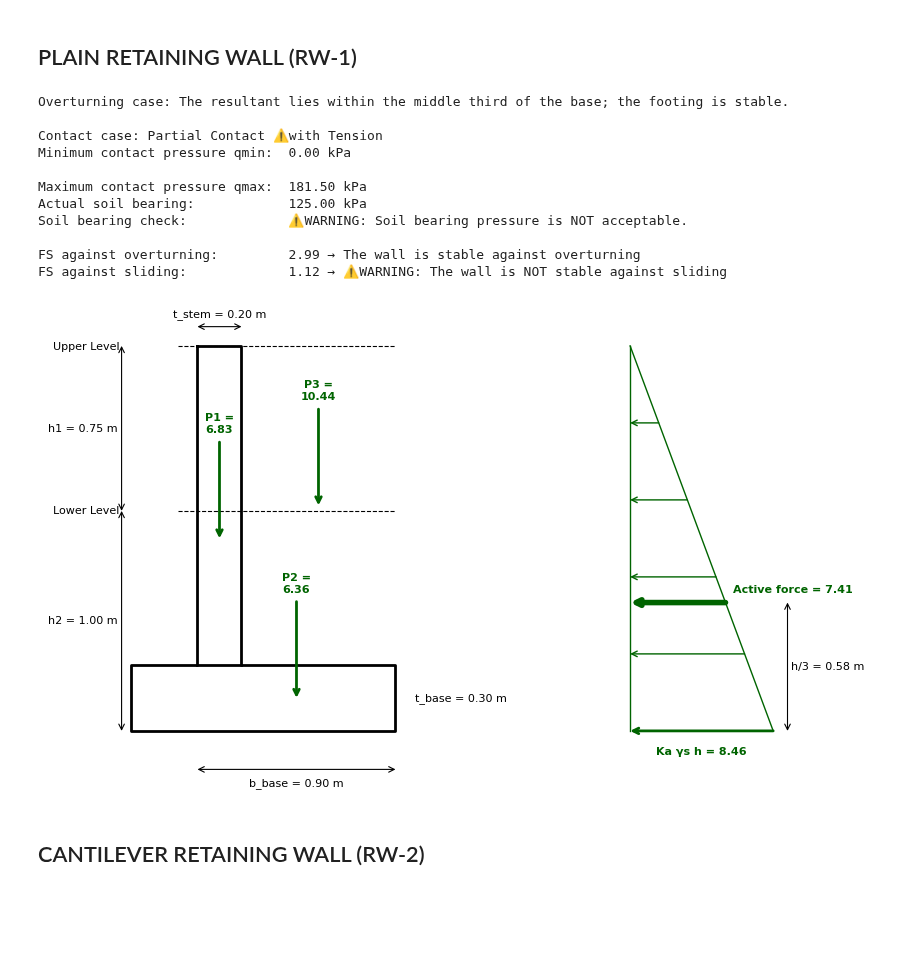
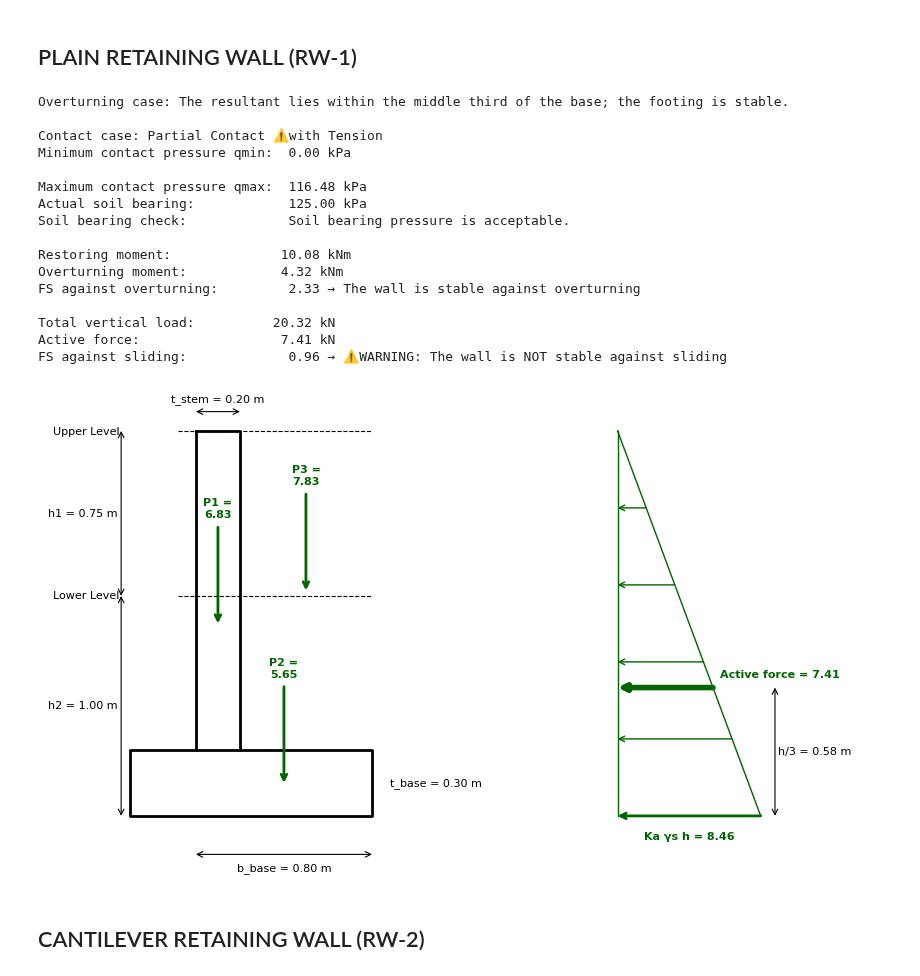
Before and after one commit to albertp16/concretedesignpy, a Jupyter notebook: to develop/Retaining Wall/retaining_wall.ipynb, the cells around one changed output. Cells and saved outputs as stored; diff of their text form; code cells hidden in the pictures; blank space fills up the shorter version.

```diff
--- a/to develop/Retaining Wall/retaining_wall.ipynb
+++ b/to develop/Retaining Wall/retaining_wall.ipynb
@@ -273,43 +273,54 @@ def plain_retaining_wall(soil_unit_weight,soil_friction_angle,soil_concrete_fric
     print(f"Maximum contact pressure qmax:  {max_pressure:.2f} kPa")
     print(f"Actual soil bearing:            {soil_bearing:.2f} kPa")
     print(f"Soil bearing check:             {fs_checking[0]}\n")
-    print(f"FS against overturning:         {fs_overturning:.2f} → {fs_checking[1]}")
+
+    print (f"Restoring moment:              {total_restoring_moment:.2f} kNm")
+    print (f"Overturning moment:            {overturning_moment:.2f} kNm")
+    print(f"FS against overturning:         {fs_overturning:.2f} → {fs_checking[1]}\n")
+
+    print (f"Total vertical load:          {total_vertical_load:.2f} kN")
+    print (f"Active force:                  {active_force:.2f} kN")
     print(f"FS against sliding:             {fs_sliding:.2f} → {fs_checking[2]}")
 
     # --- Plot retaining wall ---
     plot_retaining_wall_and_pressure(h1, h2, t_stem, t_base, b_base,b_toe, p1, p2, p3, active_force, max_horizontal_pressure)
 
 if __name__ == "__main__":
     # Soil and Concrete Data
     soil_unit_weight = 18                    # kN/m^3
     soil_friction_angle = 35.2               # degrees
     soil_concrete_friction_coefficient = 0.35 # https://www.supercivilcd.com/FRICTION.htm
     soil_bearing = 125                       # kPa
     concrete_unit_weight = 23.56             # kN/m^3
 
     # Geometry
     h1 = 0.75        #m
     h2 = 1.0        #m
     t_stem = 0.20    #m 0.07h to 0.12h
     t_base = 0.30    #m 0.07h to 0.1h; min: 0.3
-    b_base = 0.9     #m
+    b_base = 0.8     #m
     b_toe = 0.3     #m b/4 to b/3, lower soil height
     b_heel = b_base - b_toe - t_stem
 
     plain_retaining_wall(soil_unit_weight,soil_friction_angle,soil_concrete_friction_coefficient,soil_bearing,h1, h2,t_stem, t_base,b_base, b_heel,b_toe)
 # %% [output]
 Overturning case: The resultant lies within the middle third of the base; the footing is stable.
 
 Contact case: Partial Contact ⚠️with Tension
 Minimum contact pressure qmin:  0.00 kPa
 
-Maximum contact pressure qmax:  181.50 kPa
+Maximum contact pressure qmax:  116.48 kPa
 Actual soil bearing:            125.00 kPa
-Soil bearing check:             ⚠️WARNING: Soil bearing pressure is NOT acceptable.
+Soil bearing check:             Soil bearing pressure is acceptable.
 
-FS against overturning:         2.99 → The wall is stable against overturning
-FS against sliding:             1.12 → ⚠️WARNING: The wall is NOT stable against sliding
+Restoring moment:              10.08 kNm
+Overturning moment:            4.32 kNm
+FS against overturning:         2.33 → The wall is stable against overturning
+
+Total vertical load:          20.32 kN
+Active force:                  7.41 kN
+FS against sliding:             0.96 → ⚠️WARNING: The wall is NOT stable against sliding
-[figure, old version]
+[figure, new version]
 # %% [markdown]
 ## CANTILEVER RETAINING WALL (RW-2)
 # %%
```
Also changed, not shown: parts of 1 cell of this notebook.
